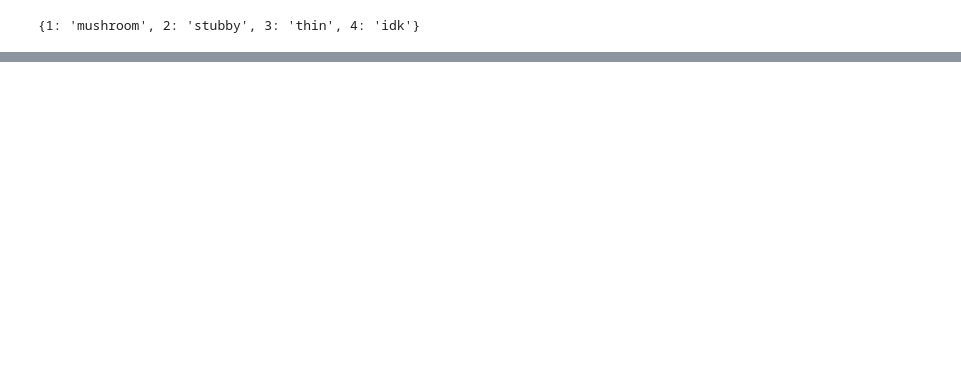
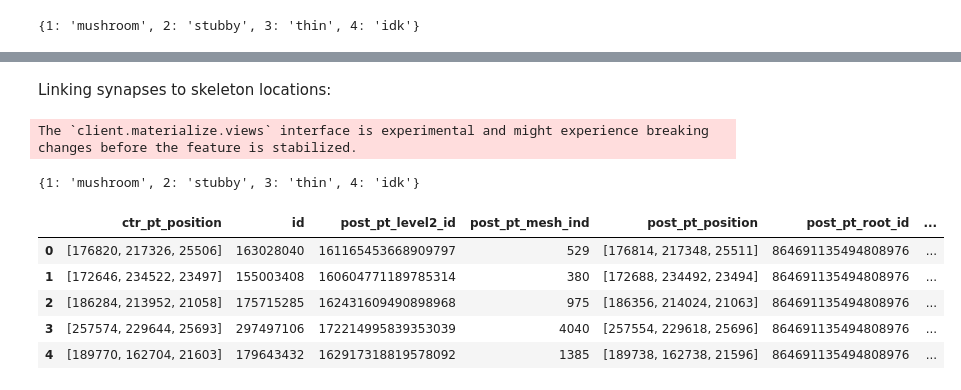
Before and after one commit to CajalConnectomics2023/interneuron-project, a Jupyter notebook: notebooks/state_parsing.ipynb, the cells around one changed output, grey strips where cells are left out. Drawn from its saved outputs; the diff is of its cells as text; code cells hidden in the pictures; blank space fills up the shorter version.

Commit message:
add merge example

```diff
--- a/notebooks/state_parsing.ipynb
+++ b/notebooks/state_parsing.ipynb
@@ -51,0 +91,2 @@ anno_df.head()
+# %% [markdown]
+Linking synapses to skeleton locations:
@@ -51,0 +104,4 @@ anno_df.head()
+# %%
+nrn = load_neuron(864691135494808976, client)
+# %% [output]
+The `client.materialize.views` interface is experimental and might experience breaking changes before the feature is stabilized.
@@ -51,0 +121,43 @@ anno_df.head()
+# %%
+syn_df = split_column_into_components('ctr_pt_position', syn_df)
+# %%
+# split anno_df into points and lines as separate dataframes
+point_df = anno_df.query('anno_type == "point"')
+line_df = anno_df.query('anno_type == "point"')
+# %%
+point_df = split_column_into_components('point', point_df)
+# %%
+tag_dictionary
+# %% [output]
+{1: 'mushroom', 2: 'stubby', 3: 'thin', 4: 'idk'}
+# %%
+syn_category_df = syn_df.merge(
+    point_df[[
+        'mushroom',
+        'stubby',
+        'thin',
+        'idk',
+        'point_x',
+        'point_y',
+        'point_z',
+    ]],
+    left_on=[
+        'ctr_pt_position_x', 'ctr_pt_position_y', 'ctr_pt_position_z'
+    ],
+    right_on=[
+        'point_x', 'point_y', 'point_z'
+    ],
+).drop(
+    columns=[
+        'ctr_pt_position_x', 'ctr_pt_position_y', 'ctr_pt_position_z', 'point_x', 'point_y', 'point_z',
+    ]
+) # This last bit just cleans up these columns because we don't need them after merging, since we still have the original positions
+# %%
+syn_category_df.head()
+# %% [output]
+|  | ctr_pt_position | id | post_pt_level2_id | post_pt_mesh_ind | post_pt_position | post_pt_root_id | ... |
+| 0 | [176820, 217326, 25506] | 163028040 | 161165453668909797 | 529 | [176814, 217348, 25511] | 864691135494808976 | ... |
+| 1 | [172646, 234522, 23497] | 155003408 | 160604771189785314 | 380 | [172688, 234492, 23494] | 864691135494808976 | ... |
+| 2 | [186284, 213952, 21058] | 175715285 | 162431609490898968 | 975 | [186356, 214024, 21063] | 864691135494808976 | ... |
+| 3 | [257574, 229644, 25693] | 297497106 | 172214995839353039 | 4040 | [257554, 229618, 25696] | 864691135494808976 | ... |
+| 4 | [189770, 162704, 21603] | 179643432 | 162917318819578092 | 1385 | [189738, 162738, 21596] | 864691135494808976 | ... |
```
Also changed, not shown: parts of 9 cells of this notebook.
